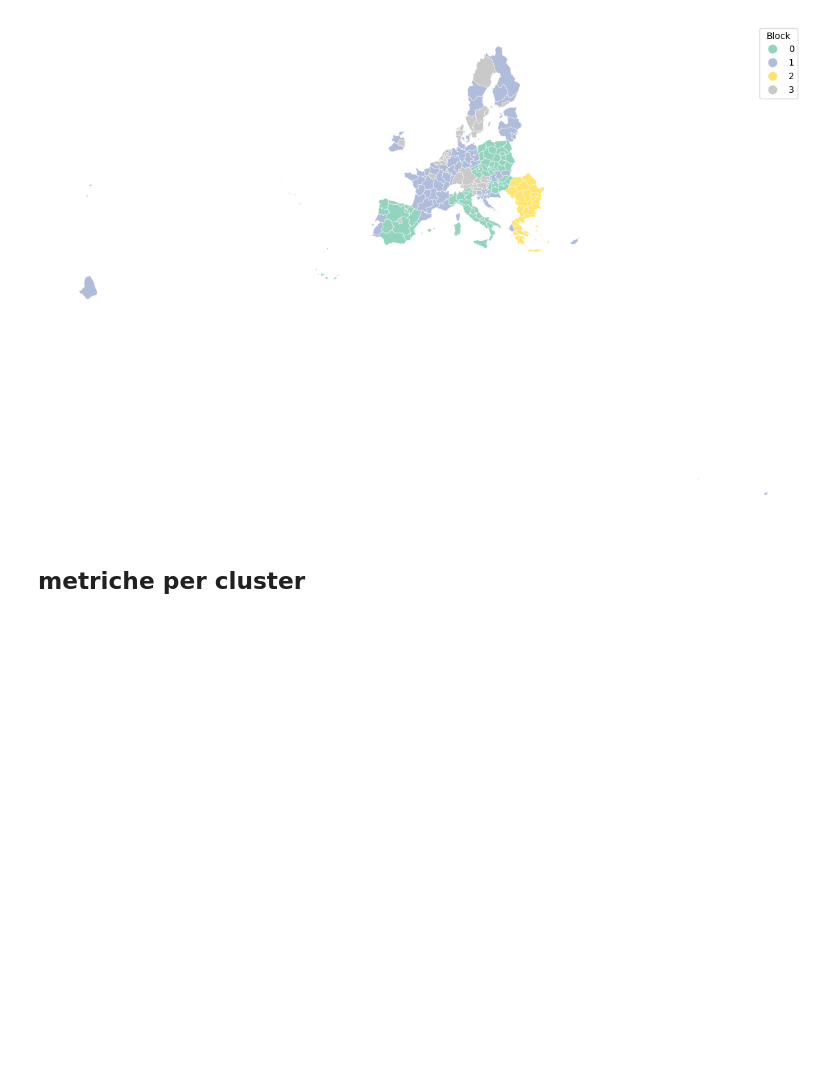
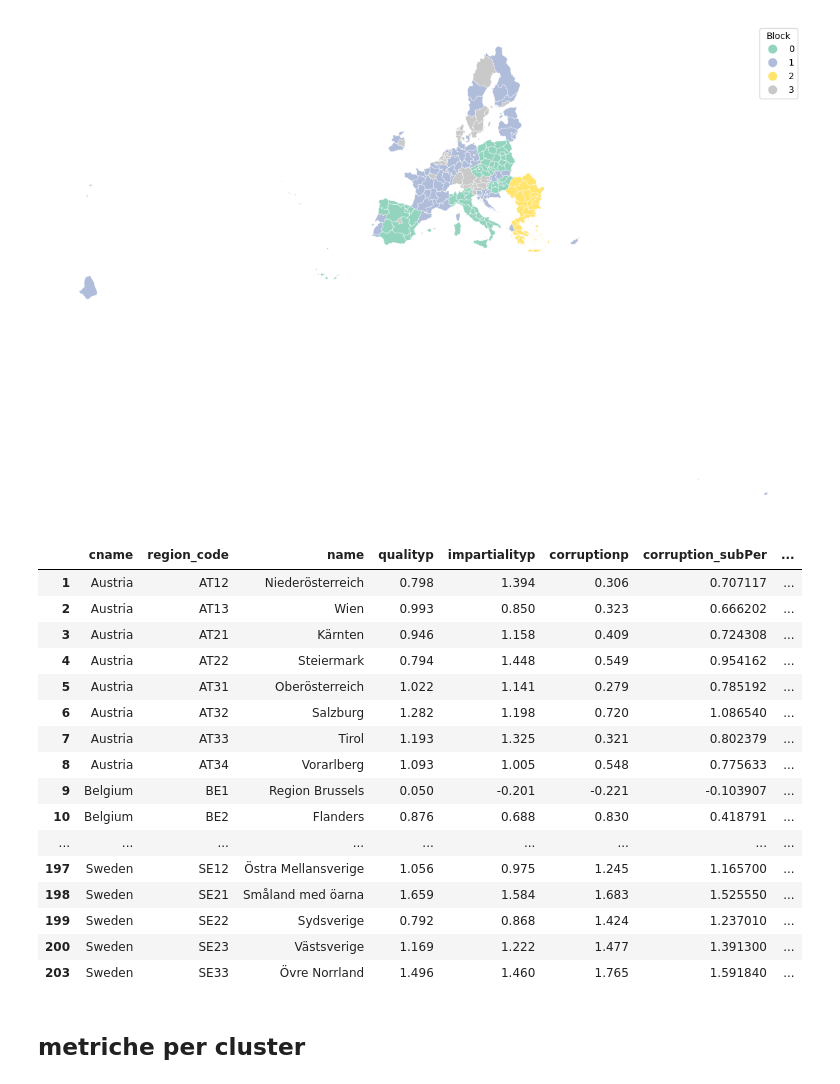
Before and after one commit to DCangemi/SBM-with-mixed-attributes, a Jupyter notebook: EU regions/Eu_regions.ipynb, the cells around one changed output. Saved outputs shown, nothing was run; the diff lists cells and outputs as text; code cells hidden in the pictures; blank space fills up the shorter version.

```diff
--- a/EU regions/Eu_regions.ipynb
+++ b/EU regions/Eu_regions.ipynb
@@ -50,7 +50,7 @@ def VEM_SBM_best(A, Xg=None, Xc=None, K=2, n_restarts=20, base_seed=0, max_iter=
 # df.to_csv('EU_regions_rawdata_per_settore.csv',index=False)
 # df2.to_csv('EU_regions_settore_max.csv',index=False)
 # %%
-df = pd.read_csv('/home/domenicocangemi/Desktop/Data Lab/Paper nostri/SBM con attributi/EU regions/EU_regions_ALL_VARIABLES.csv')
+df = pd.read_csv('EU_regions_ALL_VARIABLES.csv')
 # %%
 df
 # %% [output]
@@ -72,7 +99,7 @@ df
 # %%
 import geopandas as gpd
 
-data = gpd.read_file('/home/domenicocangemi/Desktop/Data Lab/Paper nostri/SBM con attributi/EU regions/NUTS_RG_20M_2024_3035.gpkg')
+data = gpd.read_file('NUTS_RG_20M_2024_3035.gpkg')
 data.loc[147,'NUTS_ID'] = 'NL31'
 data.loc[148,'NUTS_ID'] = 'NL33'
 data.loc[196,'NUTS_ID'] = 'PT16'
@@ -211,6 +238,26 @@ plt.show()
 # plt.show()
 # %% [output]
 [figure]
+# %%
+dtemp[dtemp.cluster==3]
+# %% [output]
+|  | cname | region_code | name | qualityp | impartialityp | corruptionp | corruption_subPer | ... |
+| 1 | Austria | AT12 | Niederösterreich | 0.798 | 1.394 | 0.306 | 0.707117 | ... |
+| 2 | Austria | AT13 | Wien | 0.993 | 0.850 | 0.323 | 0.666202 | ... |
+| 3 | Austria | AT21 | Kärnten | 0.946 | 1.158 | 0.409 | 0.724308 | ... |
+| 4 | Austria | AT22 | Steiermark | 0.794 | 1.448 | 0.549 | 0.954162 | ... |
+| 5 | Austria | AT31 | Oberösterreich | 1.022 | 1.141 | 0.279 | 0.785192 | ... |
+| 6 | Austria | AT32 | Salzburg | 1.282 | 1.198 | 0.720 | 1.086540 | ... |
+| 7 | Austria | AT33 | Tirol | 1.193 | 1.325 | 0.321 | 0.802379 | ... |
+| 8 | Austria | AT34 | Vorarlberg | 1.093 | 1.005 | 0.548 | 0.775633 | ... |
+| 9 | Belgium | BE1 | Region Brussels | 0.050 | -0.201 | -0.221 | -0.103907 | ... |
+| 10 | Belgium | BE2 | Flanders | 0.876 | 0.688 | 0.830 | 0.418791 | ... |
+| ... | ... | ... | ... | ... | ... | ... | ... | ... |
+| 197 | Sweden | SE12 | Östra Mellansverige | 1.056 | 0.975 | 1.245 | 1.165700 | ... |
+| 198 | Sweden | SE21 | Småland med öarna | 1.659 | 1.584 | 1.683 | 1.525550 | ... |
+| 199 | Sweden | SE22 | Sydsverige | 0.792 | 0.868 | 1.424 | 1.237010 | ... |
+| 200 | Sweden | SE23 | Västsverige | 1.169 | 1.222 | 1.477 | 1.391300 | ... |
+| 203 | Sweden | SE33 | Övre Norrland | 1.496 | 1.460 | 1.765 | 1.591840 | ... |
 # %% [markdown]
 ## metriche per cluster
 # %%
```
Also changed, not shown: parts of 1 cell of this notebook, 15 other files.
